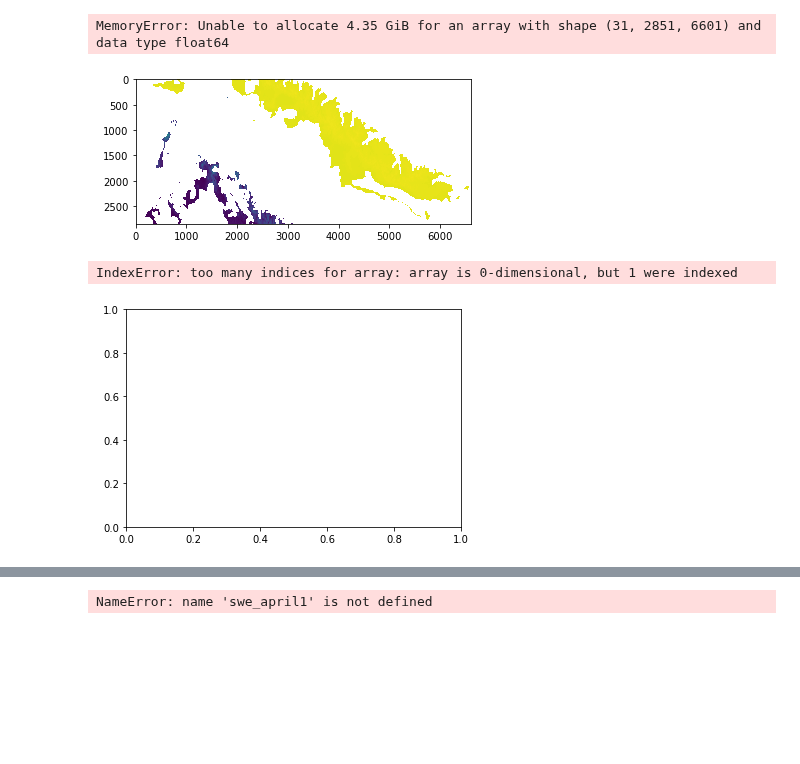
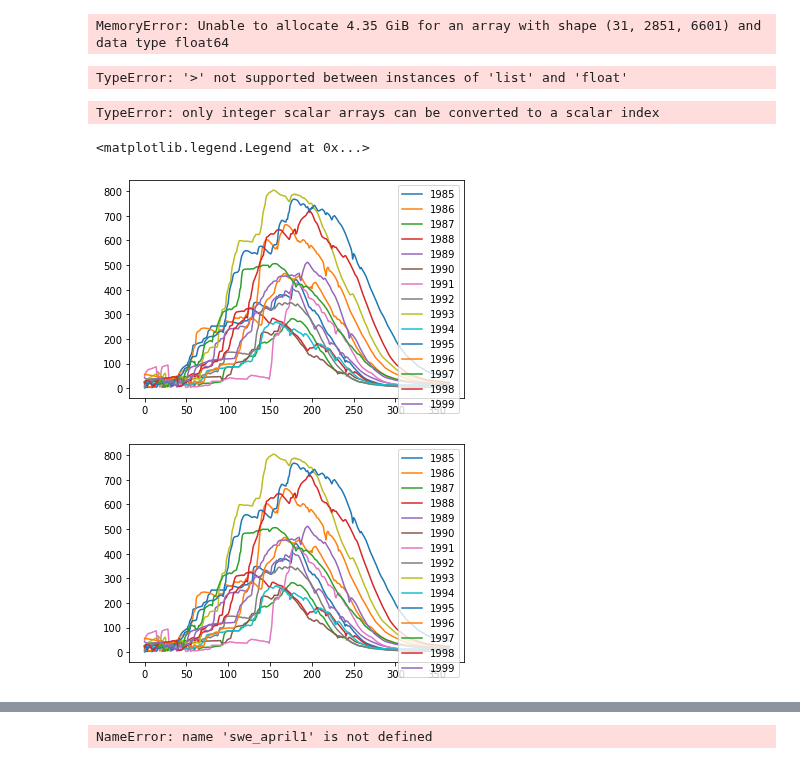
Before and after one commit to mariannecowherd/pe_snow_fires, a Jupyter notebook: scripts/swe_reanalysis.ipynb, the cells around one changed output, grey strips where cells are left out. Saved outputs shown, nothing was run; the diff lists cells and outputs as text; code cells hidden in the pictures; blank space fills up the shorter version.

Commit message:
swe totals updated

```diff
--- a/scripts/swe_reanalysis.ipynb
+++ b/scripts/swe_reanalysis.ipynb
@@ -93,14 +92,16 @@ for yr in years:
 # %% [output]
 MemoryError: Unable to allocate 4.35 GiB for an array with shape (31, 2851, 6601) and data type float64
 # %%
-os.chdir('/users/marianne/documents/data/reanalysis/h5')
+### getr max swe for each year and save
+
+fp = 'c:/users/marianne/documents/data/reanalysis/h5/'
 # daily_swe = {}
 daily_swe_total = {}
 max_day = []
 max_swe = []
 for yr in range(1985 , 2016):
 # for yr in [2000]:
-    hf = h5py.File('SN_SWE_WY'+ str(yr) + '.h5', 'r')
+    hf = h5py.File(fp + 'SN_SWE_WY'+ str(yr) + '.h5', 'r')
     swe = hf.get('SWE')
     dailyswe = []
     numpixels = []
@@ -109,7 +110,7 @@ for yr in range(1985 , 2016):
         swe_tmp=swe_tmp[swe_tmp>0]
         dailyswe.append(np.nansum(swe_tmp))
         numpixels.append(len(swe_tmp))
-    dailyswe=np.array(dailyswe)
+    #dailyswe=np.array(dailyswe)
     numpixels = np.array(numpixels)
     maxswe = np.nanmax(dailyswe[numpixels>1e6])
     maxday = np.where(dailyswe == maxswe)[0][0]
@@ -118,27 +119,39 @@ for yr in range(1985 , 2016):
     max_swe.append(maxswe)
 
 
-os.chdir('/users/marianne/documents/data/reanalysis/')
+## save to npy files in home directory
 np.save('daily_swe_sum.npy',daily_swe_total)
 np.save('max_day.npy',max_day)
-np.save('max_swe',max+swe)
+np.save('max_swe.npy',max_swe)
 # %% [output]
-[figure, removed]
+TypeError: '>' not supported between instances of 'list' and 'float'
+# %%
+maxswe = np.nanmax(dailyswe[np.where(numpixels>1e6)[0]])
+#numpixels = np.array(numpixels)
+#[numpixels>1e6][0][0:-1]
+#np.where(numpixels>1e6)[0]
+dailyswe[np.where(numpixels>1e6)[0]]
+# %% [output]
+TypeError: only integer scalar arrays can be converted to a scalar index
 # %%
-import numpy as np
-os.chdir('/users/marianne/documents/data/reanalysis/')
-daily_swe_total = np.load('daily_swe_avg.npy',allow_pickle=True)
+### load in daily swe and max swe
+fp ='c:/users/marianne/documents/data/reanalysis/h5/'
+daily_swe_avg = np.load(fp + 'daily_swe_avg.npy',allow_pickle=True).tolist()
+daily_swe_total = np.load('daily_swe_sum.npy',allow_pickle=True).tolist()
 max_day = np.load('max_day.npy',allow_pickle=True)
 max_swe = np.load('max_swe.npy',allow_pickle=True)
 # %%
 fig,ax=plt.subplots()
 for i in range(1985,2000):
     tmp = daily_swe_total[i]
-    # ax.plot(tmp)
-    # tmp[np.where(tmp<0)] += (21470*2) # np.abs(tmp[np.where(tmp<0)])
     ax.plot(tmp,label = str(i))
-# ax.set_ylim([0,5e9])
 ax.legend()
+fig,ax=plt.subplots()
+for i in range(1985,2000):
+    tmp = daily_swe_avg[i]
+    ax.plot(tmp,label = str(i))
+ax.legend()
 # %% [output]
-IndexError: too many indices for array: array is 0-dimensional, but 1 were indexed
+<matplotlib.legend.Legend at 0x...>
-[figure, old version]
+[figure, new version]
+[figure, added]
```
Also changed, not shown: parts of 5 cells of this notebook, 3 other files.
